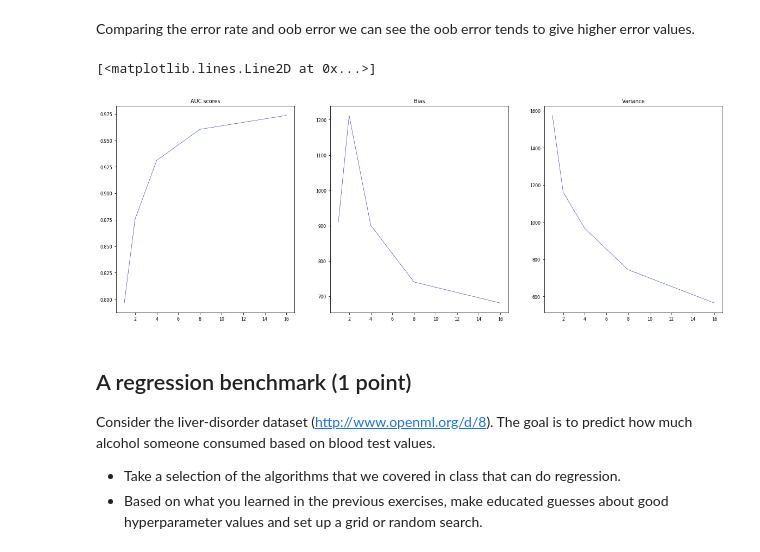
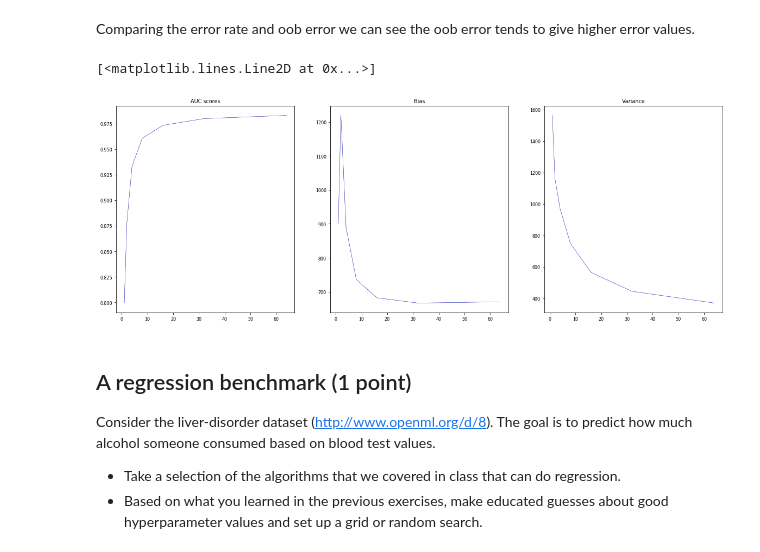
Before and after one commit to Zilarion/2IMW30-Assignment-1-2, a Jupyter notebook: a1/Assignment 1.ipynb, the cells around one changed output. Saved outputs shown, nothing was run; the diff lists cells and outputs as text; code cells hidden in the pictures.

```diff
--- a/a1/Assignment 1.ipynb
+++ b/a1/Assignment 1.ipynb
@@ -506,7 +506,7 @@ bs = ShuffleSplit(test_size=.66, train_size=.34, n_splits=n_repeats, random_stat
 biasValues = []
 varValues = []
 aucScores = []
-trees = [1, 2, 4, 8, 16] #32, 64]
+trees = [1, 2, 4, 8, 16, 32, 64]
 
 fig, axes = plt.subplots(1, 3,  figsize=(20, 7))
 for n_trees in trees:
@@ -518,34 +518,34 @@ for n_trees in trees:
 
     # Store sample predictions
     y_all_pred = [[] for _ in range(len(y))]
 
     # Train classifier on each bootstrap and score predictions
     for i, (train_index, test_index) in enumerate(bs.split(X)):
         # Train and predict
         clf.fit(X[train_index], y[train_index])
         y_pred = clf.predict(X[test_index])
 
         # Store predictions
         for i,index in enumerate(test_index):
             y_all_pred[index].append(y_pred[i])
 
     # Compute bias, variance, error
     bias_sq = sum([ (1 - x.count(y[i])/len(x))**2 * len(x)/n_repeats
                 for i,x in enumerate(y_all_pred)])
     var = sum([((1 - ((x.count(0)/len(x))**2 + (x.count(1)/len(x))**2))/2) * len(x)/n_repeats
                for i,x in enumerate(y_all_pred)])
 
     biasValues.append(bias_sq)
     varValues.append(var)
 axes[0].set_title("AUC scores")
 axes[0].plot(trees, aucScores)
 axes[1].set_title("Bias")
 axes[1].plot(trees, biasValues)
 axes[2].set_title("Variance")
 axes[2].plot(trees, varValues)
 # %% [output]
 [<matplotlib.lines.Line2D at 0x...>]
-[figure, old version]
+[figure, new version]
 # %% [markdown]
 ## A regression benchmark (1 point)
 Consider the liver-disorder dataset (http://www.openml.org/d/8). The goal is to predict how much alcohol someone consumed based on blood test values.
```
